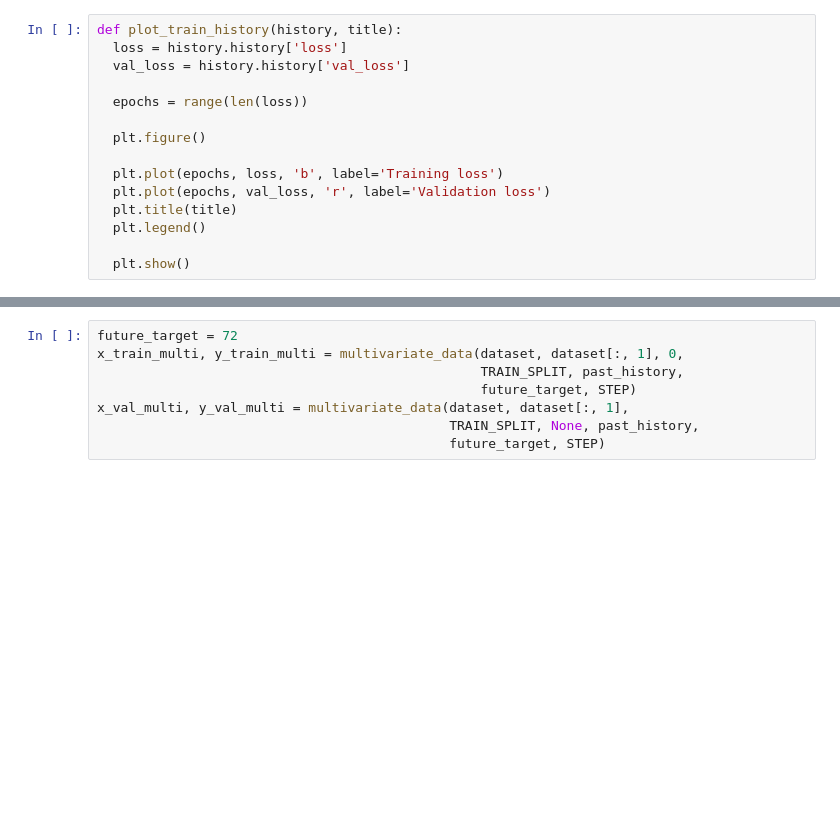
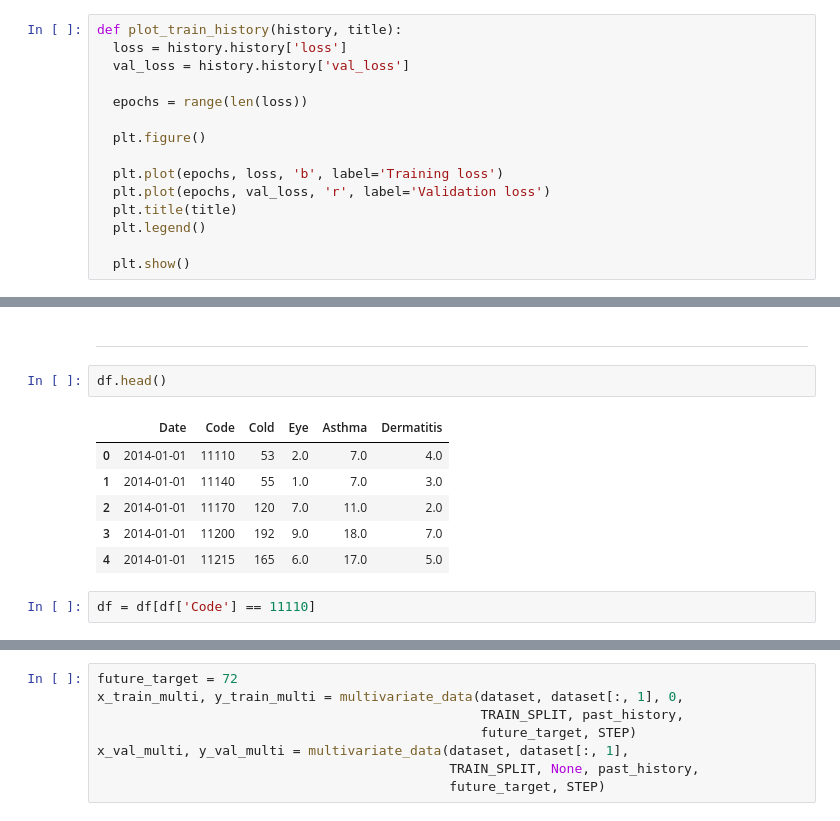
Before and after one commit to khalidpark/project-RNN, a Jupyter notebook: project.ipynb, the cells around one changed output, grey strips where cells are left out. Saved outputs shown, nothing was run; the diff lists cells and outputs as text; blank space fills up the shorter version.

```diff
--- a/project.ipynb
+++ b/project.ipynb
@@ -462,0 +642,15 @@ for x, y in val_data_single.take(3):
+# %% [markdown]
+
+
+---
+# %%
+df.head()
+# %% [output]
+|  | Date | Code | Cold | Eye | Asthma | Dermatitis |
+| 0 | 2014-01-01 | 11110 | 53 | 2.0 | 7.0 | 4.0 |
+| 1 | 2014-01-01 | 11140 | 55 | 1.0 | 7.0 | 3.0 |
+| 2 | 2014-01-01 | 11170 | 120 | 7.0 | 11.0 | 2.0 |
+| 3 | 2014-01-01 | 11200 | 192 | 9.0 | 18.0 | 7.0 |
+| 4 | 2014-01-01 | 11215 | 165 | 6.0 | 17.0 | 5.0 |
+# %%
+df = df[df['Code'] == 11110]
```
Also changed, not shown: parts of 40 cells of this notebook.
